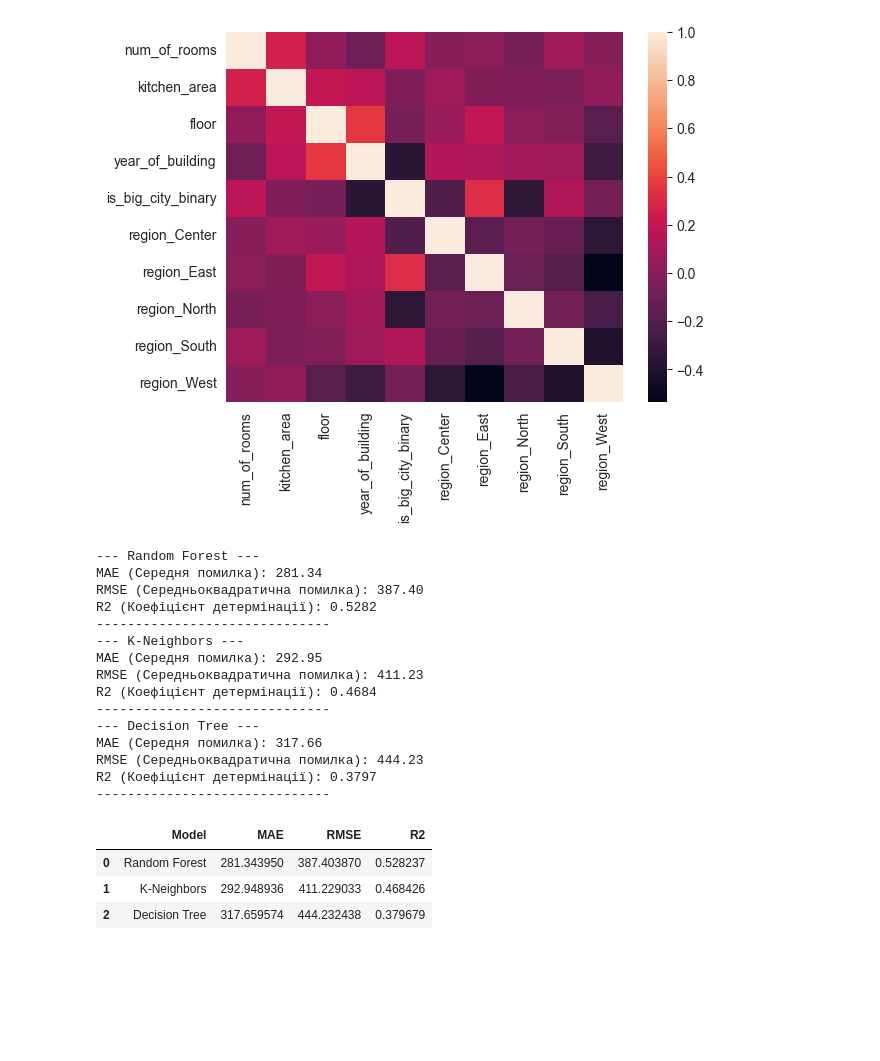
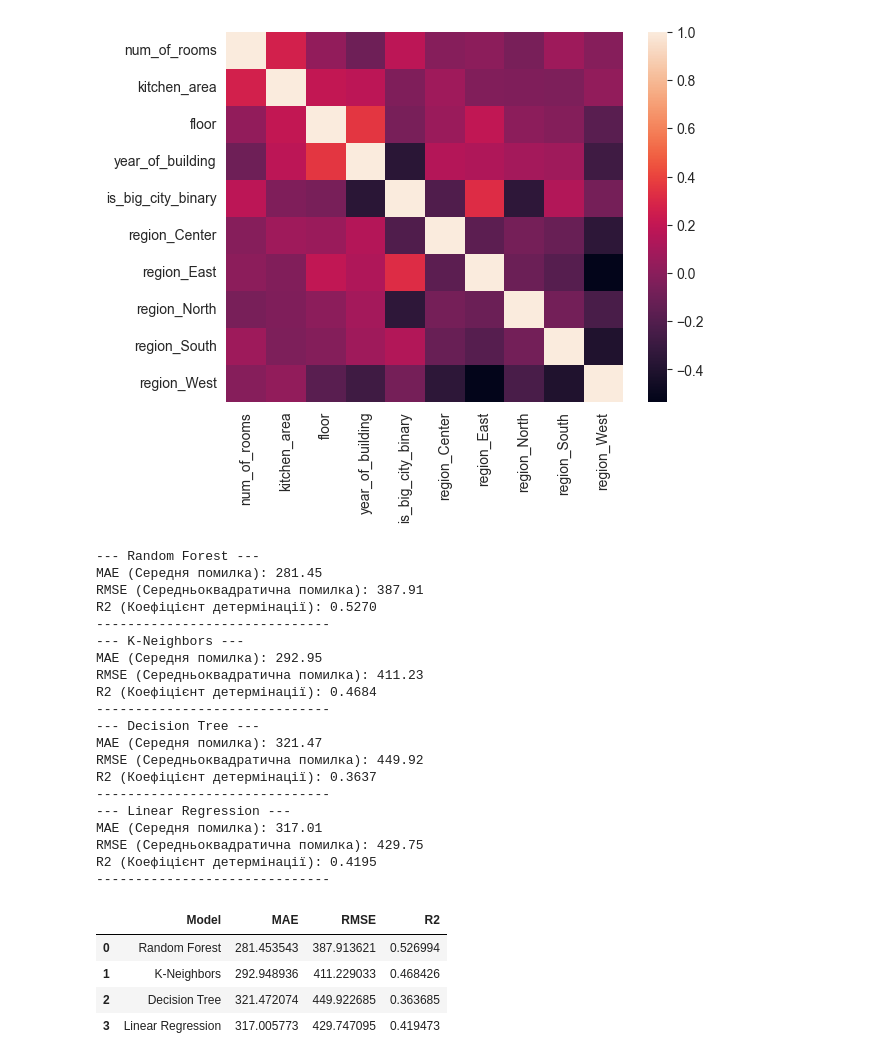
Before and after one commit to YESosnovska/apartments-prices-analysis, a Jupyter notebook: prediction_model.ipynb, the cells around one changed output. Drawn from its saved outputs; the diff is of its cells as text; code cells hidden in the pictures; blank space fills up the shorter version.

```diff
--- a/prediction_model.ipynb
+++ b/prediction_model.ipynb
@@ -233,39 +247,51 @@ tree_regression_other = tree.DecisionTreeRegressor()
 tree_regression_other.fit(X_train_other, y_train_other)
 
 y_pred_regression_other = tree_regression_other.predict(X_test_other)
+# %%
+linear_regression_other = LinearRegression()
+linear_regression_other.fit(X_train_other, y_train_other)
+
+y_pred_linear_other = linear_regression_other.predict(X_test_other)
 # %%
 metrics_forest = print_metrics(y_test_other, y_pred_forest_other, "Random Forest")
 metrics_knn = print_metrics(y_test_other, y_pred_neighbor_other, "K-Neighbors")
 metrics_tree = print_metrics(y_test_other, y_pred_regression_other, "Decision Tree")
+metrics_linear = print_metrics(y_test_other, y_pred_linear_other, "Linear Regression")
 
 results_df = pd.DataFrame({
-    "Model": ["Random Forest", "K-Neighbors", "Decision Tree"],
-    "MAE": [metrics_forest[0], metrics_knn[0], metrics_tree[0]],
-    "RMSE": [metrics_forest[1], metrics_knn[1], metrics_tree[1]],
-    "R2": [metrics_forest[2], metrics_knn[2], metrics_tree[2]]
+    "Model": ["Random Forest", "K-Neighbors", "Decision Tree", "Linear Regression"],
+    "MAE": [metrics_forest[0], metrics_knn[0], metrics_tree[0], metrics_linear[0]],
+    "RMSE": [metrics_forest[1], metrics_knn[1], metrics_tree[1], metrics_linear[1]],
+    "R2": [metrics_forest[2], metrics_knn[2], metrics_tree[2], metrics_linear[2]]
 })
 
 results_df
 # %% [output]
 --- Random Forest ---
-MAE (Середня помилка): 281.34
-RMSE (Середньоквадратична помилка): 387.40
-R2 (Коефіцієнт детермінації): 0.5282
+MAE (Середня помилка): 281.45
+RMSE (Середньоквадратична помилка): 387.91
+R2 (Коефіцієнт детермінації): 0.5270
 ------------------------------
 --- K-Neighbors ---
 MAE (Середня помилка): 292.95
 RMSE (Середньоквадратична помилка): 411.23
 R2 (Коефіцієнт детермінації): 0.4684
 ------------------------------
 --- Decision Tree ---
-MAE (Середня помилка): 317.66
-RMSE (Середньоквадратична помилка): 444.23
-R2 (Коефіцієнт детермінації): 0.3797
+MAE (Середня помилка): 321.47
+RMSE (Середньоквадратична помилка): 449.92
+R2 (Коефіцієнт детермінації): 0.3637
 ------------------------------
+--- Linear Regression ---
+MAE (Середня помилка): 317.01
+RMSE (Середньоквадратична помилка): 429.75
+R2 (Коефіцієнт детермінації): 0.4195
+------------------------------
 |  | Model | MAE | RMSE | R2 |
-| 0 | Random Forest | 281.343950 | 387.403870 | 0.528237 |
+| 0 | Random Forest | 281.453543 | 387.913621 | 0.526994 |
 | 1 | K-Neighbors | 292.948936 | 411.229033 | 0.468426 |
-| 2 | Decision Tree | 317.659574 | 444.232438 | 0.379679 |
+| 2 | Decision Tree | 321.472074 | 449.922685 | 0.363685 |
+| 3 | Linear Regression | 317.005773 | 429.747095 | 0.419473 |
 # %%
 feature_names = X_other.columns
 importances = best_model_forest_other.feature_importances_
```
Also changed, not shown: parts of 4 cells of this notebook.
